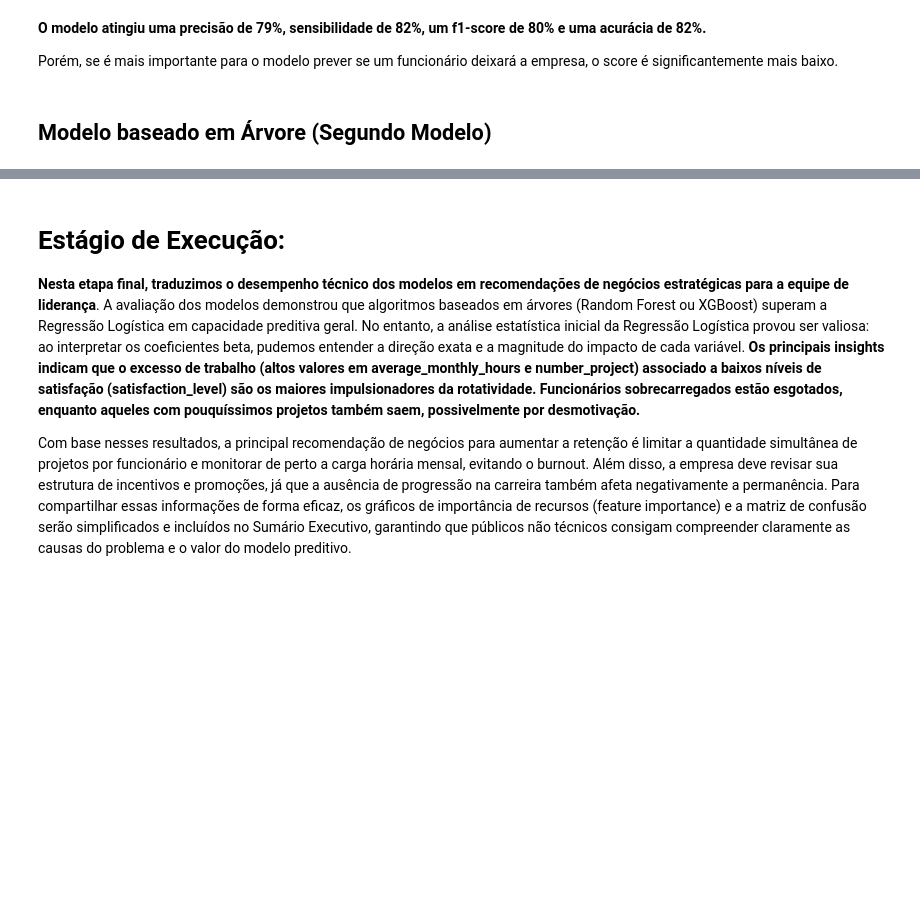
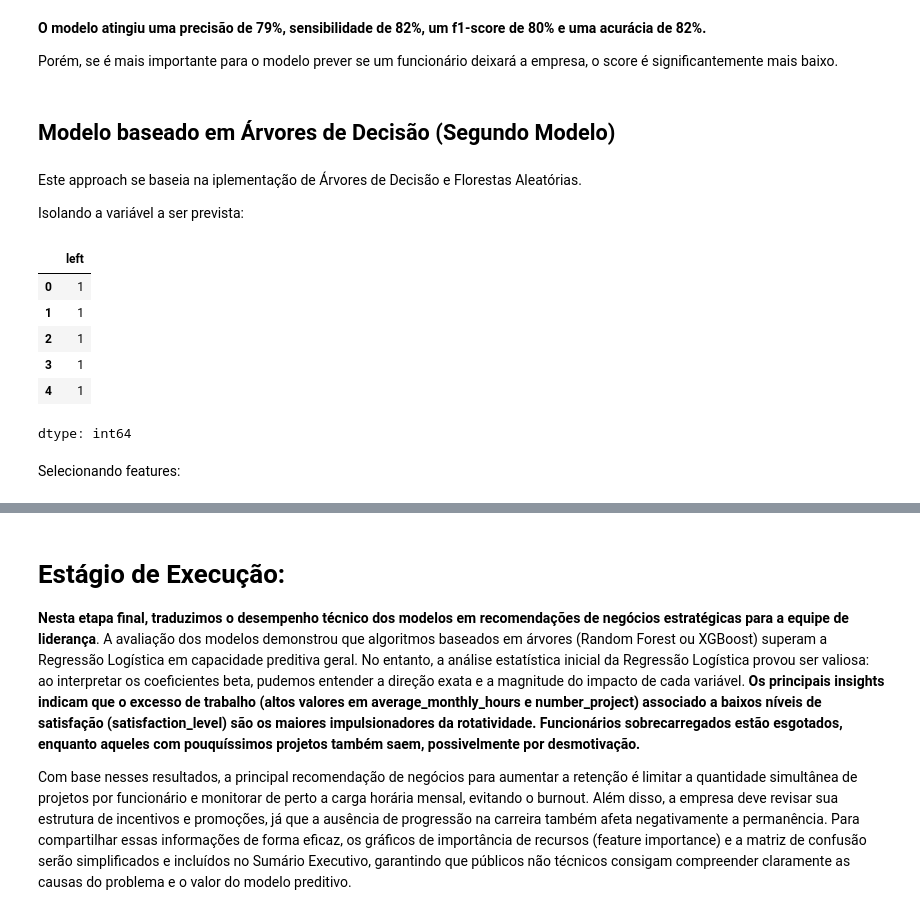
Before and after one commit to nogsposito/salifort-motors-retention-analysis, a Jupyter notebook: notebooks/Salifort_Motors_Capstone.ipynb, the cells around one changed output, grey strips where cells are left out. Saved outputs shown, nothing was run; the diff lists cells and outputs as text; code cells hidden in the pictures; blank space fills up the shorter version.

```diff
--- a/notebooks/Salifort_Motors_Capstone.ipynb
+++ b/notebooks/Salifort_Motors_Capstone.ipynb
@@ -649,4 +649,22 @@ Preveu que não vai embora       0.86      0.93      0.90      2321
 
 Porém, se é mais importante para o modelo prever se um funcionário deixará a empresa, o score é significantemente mais baixo.
 # %% [markdown]
-## Modelo baseado em Árvore (Segundo Modelo)
+## Modelo baseado em Árvores de Decisão (Segundo Modelo)
+# %% [markdown]
+Este approach se baseia na iplementação de Árvores de Decisão e Florestas Aleatórias.
+
+Isolando a variável a ser prevista:
+# %%
+y = df_enc['left']
+
+y.head()
+# %% [output]
+|  | left |
+| 0 | 1 |
+| 1 | 1 |
+| 2 | 1 |
+| 3 | 1 |
+| 4 | 1 |
+dtype: int64
+# %% [markdown]
+Selecionando features:
```
Also changed, not shown: parts of 32 cells of this notebook.
